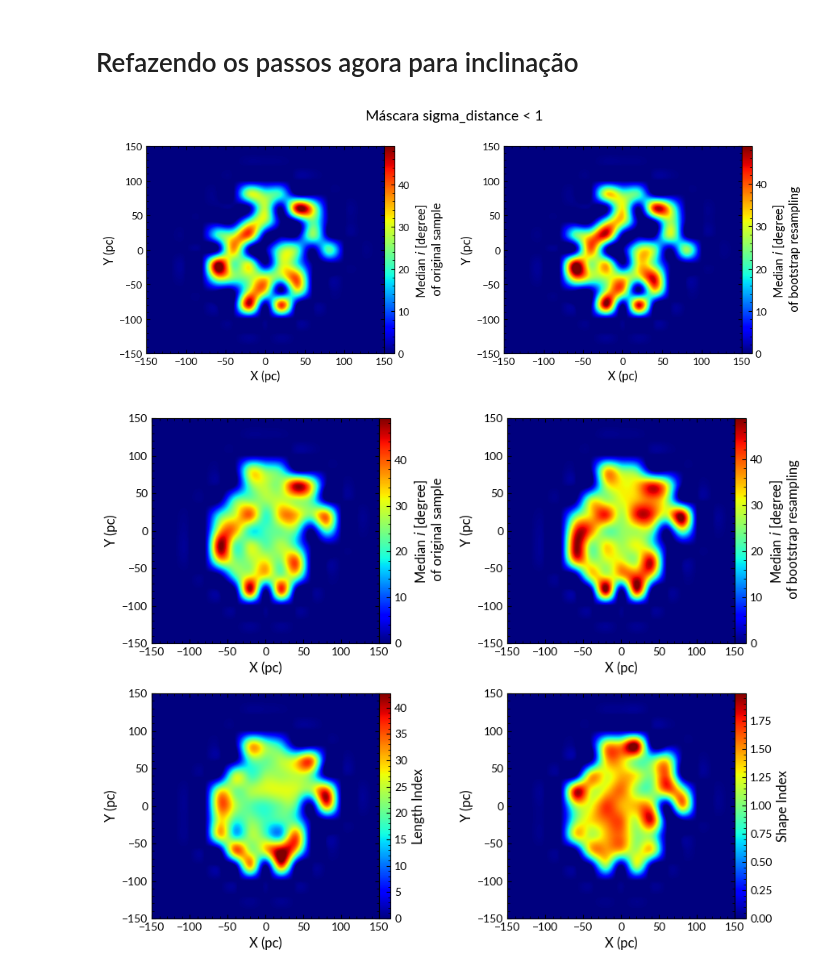
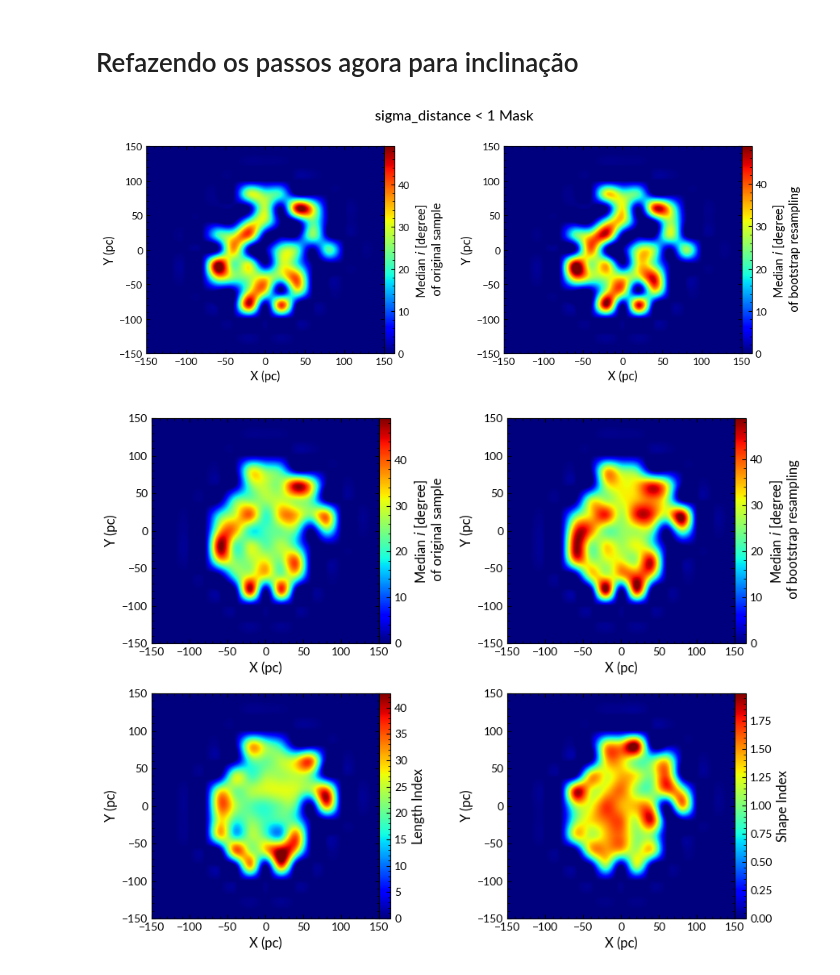
Before and after one commit to SarahBarbosa/ring-like-structure, a Jupyter notebook: docs/rotational_period_bootstrap.ipynb, the cells around one changed output. Cells and saved outputs as stored; diff of their text form; code cells hidden in the pictures.

```diff
--- a/docs/rotational_period.ipynb
+++ b/docs/rotational_period_bootstrap.ipynb
@@ -91,25 +91,25 @@ meanoriginal, boot_mean, boot_se, ci1, ci2, largura, shape, countfXY, sigma_dist
 # %%
 # Considerando que sigma_distance < 1 seja nosso critério
 mask = sigma_distance < 1
 
 # Plotagem dos resultados usando a máscara para filtrar dados
 fig, axs = plt.subplots(1, 2, figsize=(10, 4))
 plots = [(meanoriginal * mask, 'Median $i$ [degree] \n of original sample'),
          (boot_mean * mask, 'Median $i$ [degree] \n of bootstrap resampling')]
 
 for ax, (data, label) in zip(axs.flat, plots):
     method = 'spline36'
     im = ax.imshow(data, aspect='auto', cmap='jet', interpolation=method, extent=(-ul, ul, -ul, ul))
-    plt.suptitle("Máscara sigma_distance < 1")
+    plt.suptitle("sigma_distance < 1 Mask")
     ax.set_xlabel('X (pc)')
     ax.set_ylabel('Y (pc)')
     cbar = plt.colorbar(im, ax=ax, pad=0)
     cbar.set_label(label)
 
 fig.tight_layout()
 plt.show()
 # %% [output]
-[figure, old version]
+[figure, new version]
 # %%
 fig, axs = plt.subplots(2, 2, figsize=(9, 7))
 plots = [(meanoriginal, 'Median $i$ [degree] \n of original sample'),
```
